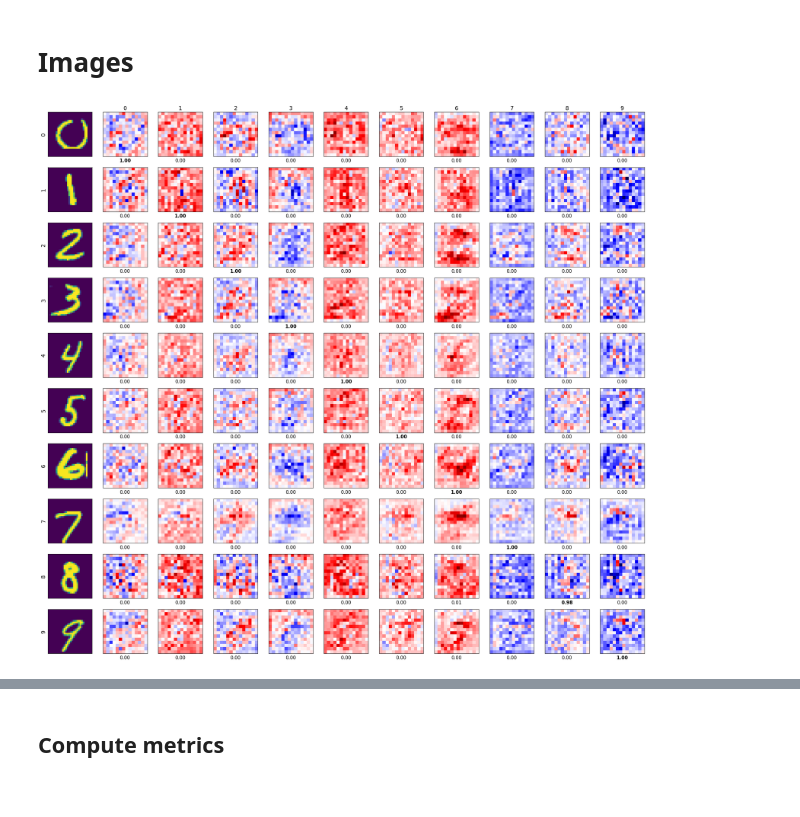
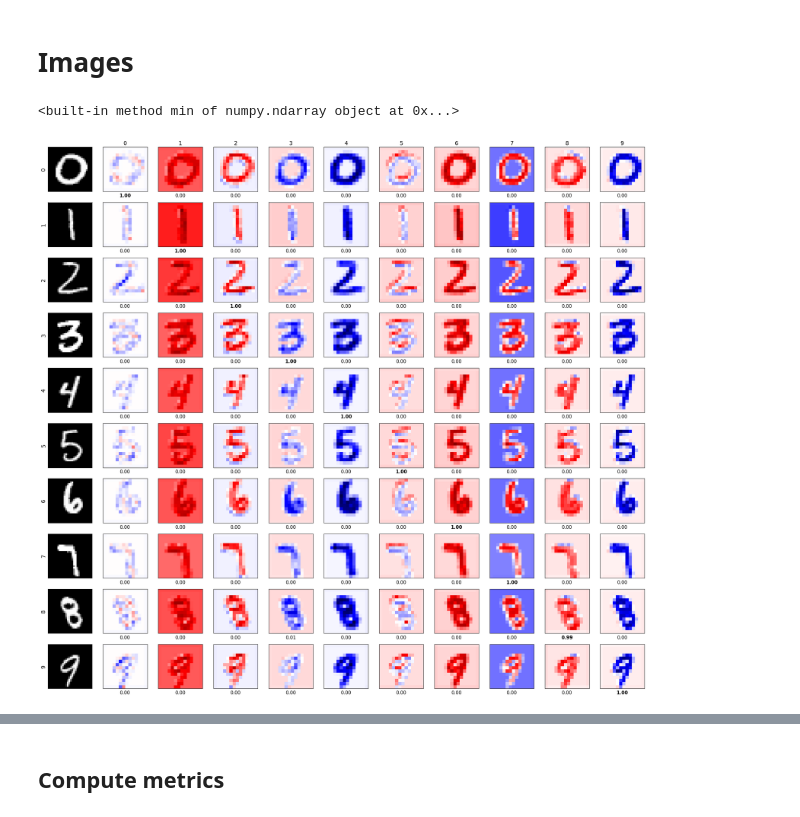
Before and after one commit to lucacorbucci/fastshap_plusplus, a Jupyter notebook: plots/plots_mnist.ipynb, the cells around one changed output, grey strips where cells are left out. Cells and saved outputs as stored; diff of their text form; code cells hidden in the pictures.

Commit message:
✨ Cross-device experiments

```diff
--- a/plots/plots_mnist.ipynb
+++ b/plots/plots_mnist.ipynb
@@ -602,24 +579,24 @@ explainer_privacy_levels = [
     "NO_DP",
     "DP_1",
     "DP_2",
-    # "DP_3",
-    # "DP_4",
+    "DP_3",
+    "DP_4",
     "DP_5",
-    "DP_10",
+    # "DP_10",
     # "DP_100",
 ]
 
-loaded_data_private_model = load_data(
-    private_model=True,
-    private_surrogate=True,
-    explainer_privacy_levels=explainer_privacy_levels,
-    base_path="../artifacts/mnist/",
-    model_name="bb_mnist",
-    surrogate_name="mnist_surrogate",
-    explainer_name="mnist_explainer",
-    device="cuda",
-    eps_bb="DP_1",
-)
+# loaded_data_private_model = load_data(
+#     private_model=True,
+#     private_surrogate=True,
+#     explainer_privacy_levels=explainer_privacy_levels,
+#     base_path="../artifacts/mnist/",
+#     model_name="bb_mnist",
+#     surrogate_name="mnist_surrogate",
+#     explainer_name="mnist_explainer",
+#     device="cuda",
+#     eps_bb="DP_1",
+# )
 
 loaded_data_NO_DP_bb = load_data(
     private_model=False,
@@ -738,13 +676,15 @@ num_classes = targets.max() + 1
 inds_lists = [np.where(targets == cat)[0] for cat in range(num_classes)]
 inds = [np.random.choice(cat_inds) for cat_inds in inds_lists]
 # print(inds)
-inds = [380, 3866, 4710, 7024, 7009, 5020, 8116, 6640, 3987, 9767]
+# inds = [380, 3866, 4710, 7024, 7009, 5020, 8116, 6640, 3987, 9767]
 x, y = zip(*[dset[ind] for ind in inds])
 x = torch.stack(x)
 
 # Get explanations
 # values = loaded_data_NO_DP_bb["explainer_NO_DP"].shap_values(x.to("cuda"))
 values = loaded_data_NO_DP_bb["explainer_NO_DP"].shap_values(x.to("cuda"))
+
+print(values[0].min)
 
 # Get predictions
 pred = (
@@ -777,39 +717,40 @@ for row in range(num_classes):
         "8",
         "9",
     ]
-    mean = np.array([0.1307])[:, np.newaxis, np.newaxis]
-    std = np.array([0.3081])[:, np.newaxis, np.newaxis]
+    mean = np.array([0.1307, 0.1307, 0.1307])[:, np.newaxis, np.newaxis]
+    std = np.array([0.3081, 0.3081, 0.3081])[:, np.newaxis, np.newaxis]
     im = x[row].numpy() * std + mean
     im = im.transpose(1, 2, 0).astype(float)
     im = np.clip(im, a_min=0, a_max=1)
     axarr[row, 0].imshow(im, vmin=0, vmax=1)
     axarr[row, 0].set_xticks([])
     axarr[row, 0].set_yticks([])
     axarr[row, 0].set_ylabel("{}".format(classes[y[row]]), fontsize=14)
 
     # Explanations
     m = np.abs(values[row]).max()
     for col in range(num_classes):
         axarr[row, col + 1].imshow(values[row, col], cmap="seismic", vmin=-m, vmax=m)
         axarr[row, col + 1].set_xticks([])
         axarr[row, col + 1].set_yticks([])
         if col == y[row]:
             axarr[row, col + 1].set_xlabel(
                 "{:.2f}".format(pred[row, col]), fontsize=12, fontweight="bold"
             )
         else:
             axarr[row, col + 1].set_xlabel("{:.2f}".format(pred[row, col]), fontsize=12)
 
         # Class labels
         if row == 0:
             axarr[row, col + 1].set_title("{}".format(classes[y[col]]), fontsize=14)
 
 plt.tight_layout()
 plt.savefig("mnist_explanations.png")
 
 plt.show()
 # %% [output]
+<built-in method min of numpy.ndarray object at 0x...>
-[figure, old version]
+[figure, new version]
 # %%
 # Select one image from each class
 dset = test_set
```
Also changed, not shown: parts of 42 cells of this notebook, 57 other files.
